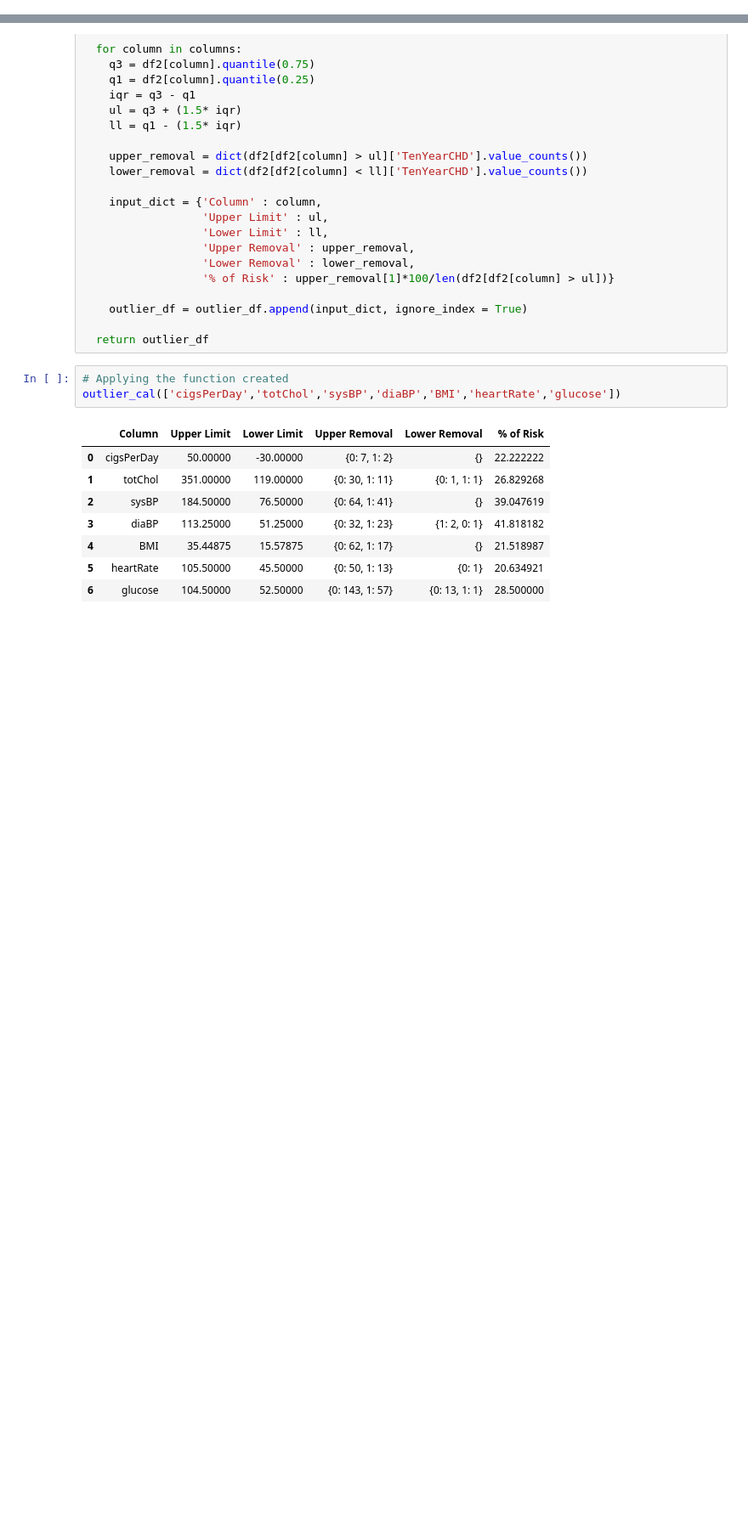
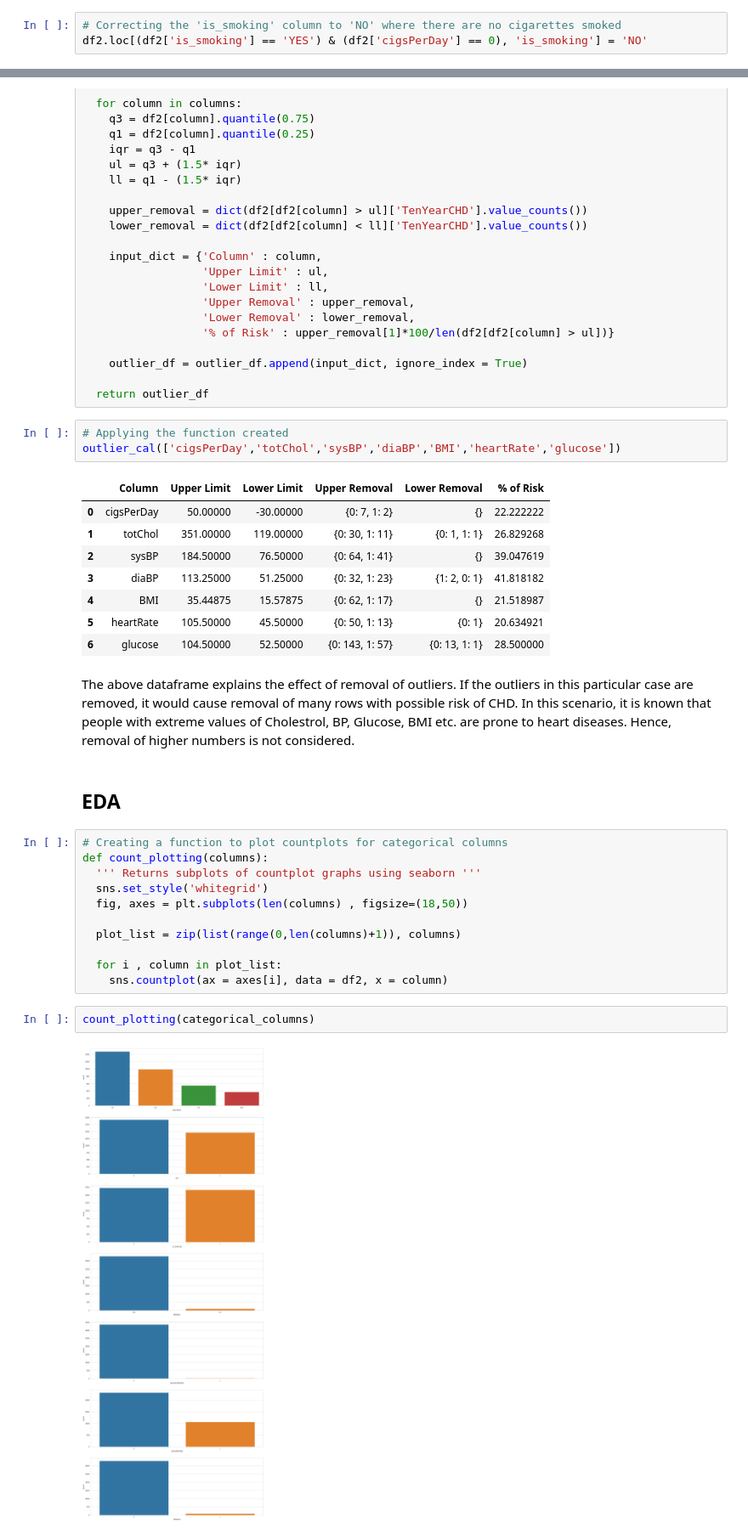
Before and after one commit to lakummahesh/Supervised-ML-Capstone-Project-Classification-Cardiovascular-Risk-Prediction, a Jupyter notebook: Cardiovascular_Risk_Prediction.ipynb, the cells around one changed output, grey strips where cells are left out. Shown at 85% size. Drawn from its saved outputs; the diff is of its cells as text; blank space fills up the shorter version.

```diff
--- a/Cardiovascular_Risk_Prediction.ipynb
+++ b/Cardiovascular_Risk_Prediction.ipynb
@@ -317,0 +353,3 @@ dtype: int64
+# %%
+# Correcting the 'is_smoking' column to 'NO' where there are no cigarettes smoked
+df2.loc[(df2['is_smoking'] == 'YES') & (df2['cigsPerDay'] == 0), 'is_smoking'] = 'NO'
@@ -416,3 +450,23 @@ outlier_cal(['cigsPerDay','totChol','sysBP','diaBP','BMI','heartRate','glucose']
 | 4 | BMI | 35.44875 | 15.57875 | {0: 62, 1: 17} | {} | 21.518987 |
 | 5 | heartRate | 105.50000 | 45.50000 | {0: 50, 1: 13} | {0: 1} | 20.634921 |
 | 6 | glucose | 104.50000 | 52.50000 | {0: 143, 1: 57} | {0: 13, 1: 1} | 28.500000 |
+# %% [markdown]
+The above dataframe explains the effect of removal of outliers. If the outliers in this particular case are removed, it would cause removal of many rows with possible risk of CHD.
+In this scenario, it is known that people with extreme values of Cholestrol, BP, Glucose, BMI etc. are prone to heart diseases. Hence, removal of higher numbers is not considered.
+# %% [markdown]
+## **EDA**
+# %%
+# Creating a function to plot countplots for categorical columns
+def count_plotting(columns):
+  ''' Returns subplots of countplot graphs using seaborn '''
+  sns.set_style('whitegrid')
+  fig, axes = plt.subplots(len(columns) , figsize=(18,50))
+
+  plot_list = zip(list(range(0,len(columns)+1)), columns)
+
+  for i , column in plot_list:
+    sns.countplot(ax = axes[i], data = df2, x = column)
+# %%
+count_plotting(categorical_columns)
+# %% [output]
+[figure, added]
```
Also changed, not shown: parts of 26 cells of this notebook.
